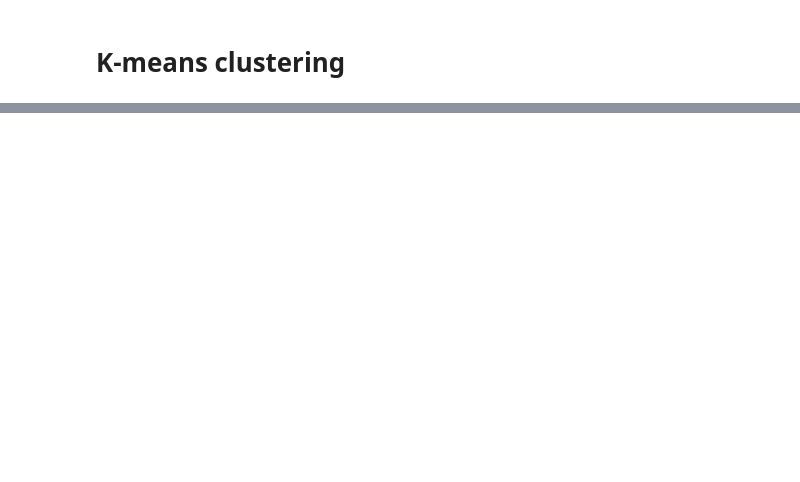
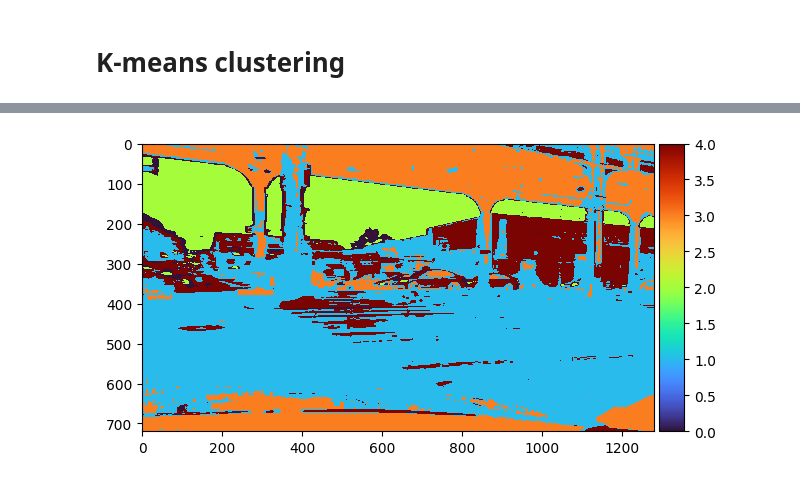
Before and after one commit to jtaylor-eng/full_frame_traffic_segmentation, a Jupyter notebook: k_means.ipynb, the cells around one changed output, grey strips where cells are left out. Cells and saved outputs as stored; diff of their text form; code cells hidden in the pictures; blank space fills up the shorter version.

```diff
--- a/k_means.ipynb
+++ b/k_means.ipynb
@@ -99,0 +177,53 @@ segment_image_KMeans(image=sample_img)
+# %%
+def segment_image_KMeans_torch(
+    image: np.ndarray,
+    k: int = 5,
+    max_iter: int = 50,
+    distance_fn: Literal['L2', 'L1', 'cos'] = 'L2',
+    restarts: int = 1, #TODO: can implement if cluster quality poor
+):
+    device = torch.device('mps')
+    img = torch.from_numpy(image).float().to(device)
+    ROWS, COLS, CHANNELS = img.shape
+    assert CHANNELS == 3
+
+    flattened = img.reshape(-1, 3)
+    N = flattened.shape[0]
+
+    indices = torch.randint(0, N, (k,), device=device)
+    centroids = flattened[indices]
+
+    for _ in tqdm(range(max_iter)):
+        old_centroids = centroids.clone()
+
+        #assignment step (torch):
+        px = flattened[:, None, :]
+        cn = centroids[None, :, :]
+
+        dists = utils.compute_distance(px, cn, distance_fn)
+        labels = torch.argmin(dists, dim=1)
+
+        #update step (torch):
+        sums = torch.zeros((k, 3), device=device)
+        counts = torch.zeros((k, 1), device=device)
+        sums.index_add_(0, labels, flattened)
+        counts.index_add_(0, labels, torch.ones((N, 1), device=device))
+
+        active_mask = counts.squeeze() > 0
+        centroids[active_mask] = sums[active_mask] / counts[active_mask]
+        inactive_mask = ~active_mask
+
+        if inactive_mask.any():
+            num_dead = inactive_mask.sum()
+            new_indices = torch.randint(0, N, (num_dead,), device=device)
+            centroids[inactive_mask] = flattened[new_indices]
+
+        if torch.allclose(centroids, old_centroids): break
+
+    return labels.cpu().reshape(ROWS, COLS).numpy()
+
+res = segment_image_KMeans_torch(image=sample_img, max_iter=50)
+
+io.imshow(res, cmap='turbo') ; plt.show()
+# %% [output]
+[figure, added]
```
Also changed, not shown: parts of 9 cells of this notebook, 5 other files.
